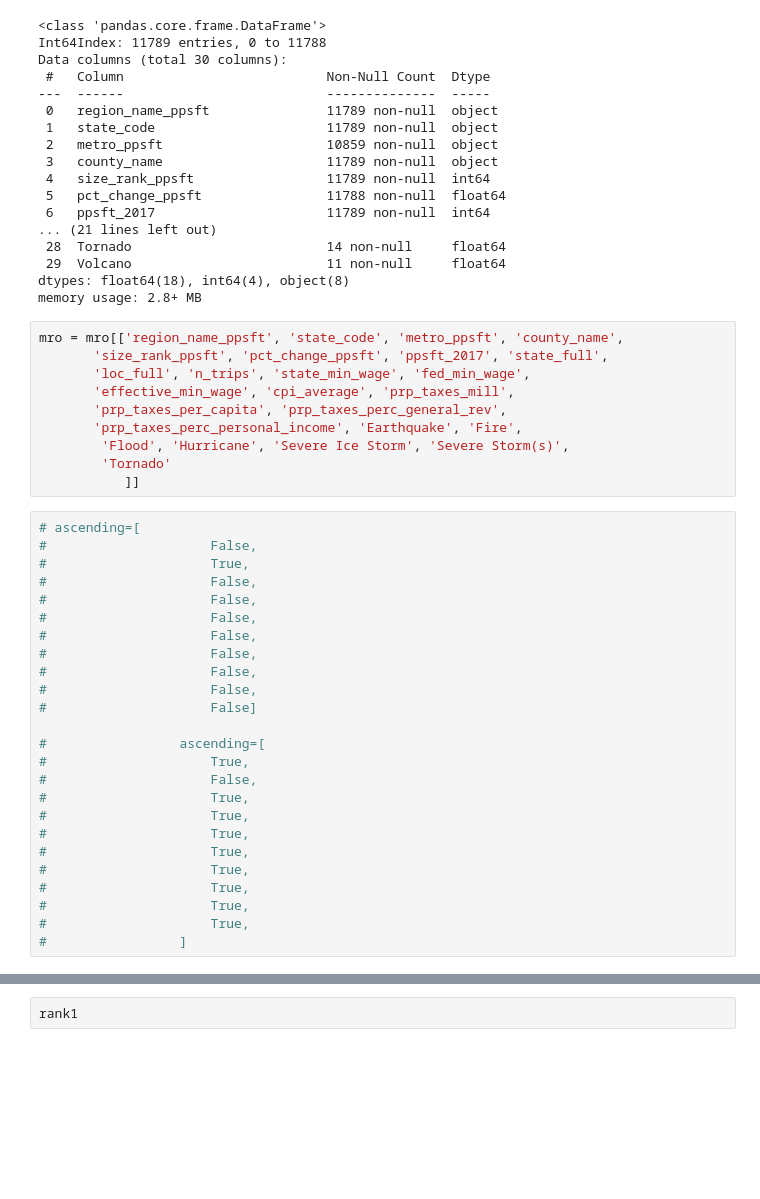
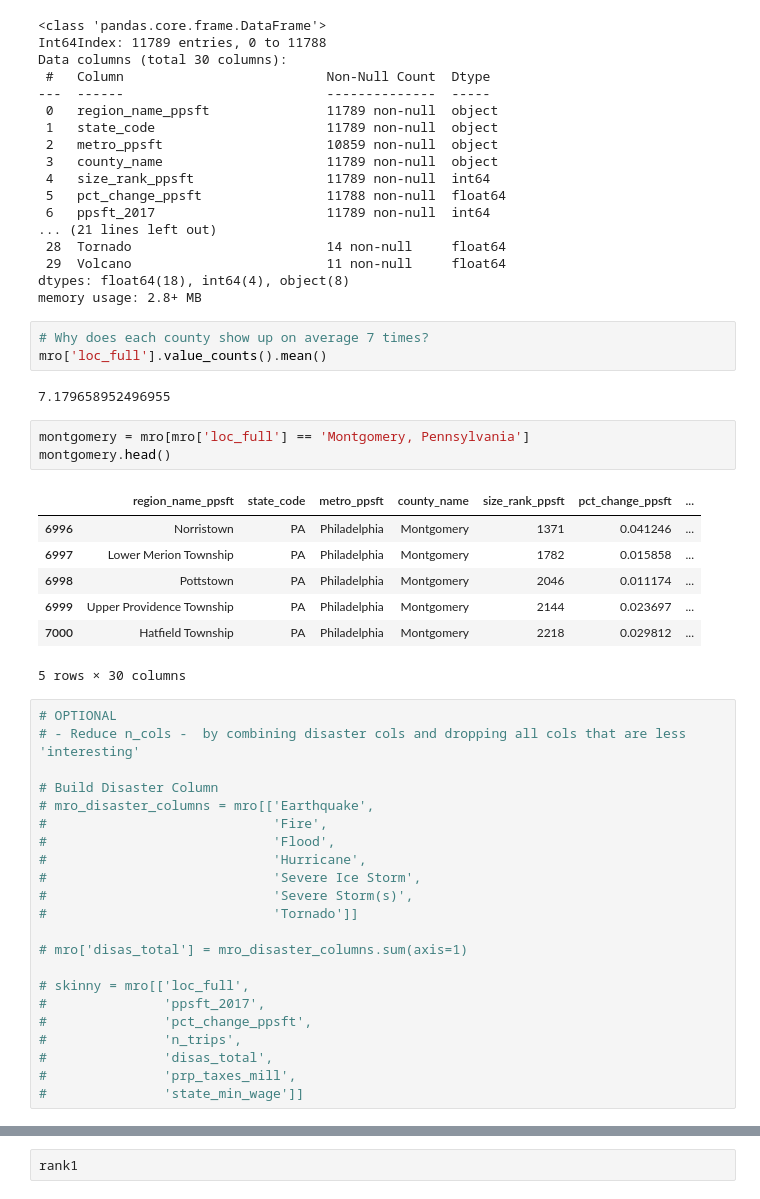
Before and after one commit to taylor-curran/vrb-know, a Jupyter notebook: data/initial_mr_ranking.ipynb, the cells around one changed output, grey strips where cells are left out. Saved outputs shown, nothing was run; the diff lists cells and outputs as text; blank space fills up the shorter version.

Commit message:
I realize I need to reconsile the uneven granularty of the tables before merging them

```diff
--- a/data/cleaning_mr.ipynb
+++ b/data/initial_mr_ranking.ipynb
@@ -35,39 +43,42 @@ Data columns (total 30 columns):
  29  Volcano                         11 non-null     float64
 dtypes: float64(18), int64(4), object(8)
 memory usage: 2.8+ MB
-# %%
-mro = mro[['region_name_ppsft', 'state_code', 'metro_ppsft', 'county_name',
-       'size_rank_ppsft', 'pct_change_ppsft', 'ppsft_2017', 'state_full',
-       'loc_full', 'n_trips', 'state_min_wage', 'fed_min_wage',
-       'effective_min_wage', 'cpi_average', 'prp_taxes_mill',
-       'prp_taxes_per_capita', 'prp_taxes_perc_general_rev',
-       'prp_taxes_perc_personal_income', 'Earthquake', 'Fire',
-        'Flood', 'Hurricane', 'Severe Ice Storm', 'Severe Storm(s)',
-        'Tornado'
-           ]]
-# %%
-# ascending=[
-#                     False,
-#                     True,
-#                     False,
-#                     False,
-#                     False,
-#                     False,
-#                     False,
-#                     False,
-#                     False,
-#                     False]
-
-#                 ascending=[
-#                     True,
-#                     False,
-#                     True,
-#                     True,
-#                     True,
-#                     True,
-#                     True,
-#                     True,
-#                     True,
-#                     True,
-#                 ]
+# %%
+# Why does each county show up on average 7 times?
+mro['loc_full'].value_counts().mean()
+# %% [output]
+7.179658952496955
+# %%
+montgomery = mro[mro['loc_full'] == 'Montgomery, Pennsylvania']
+montgomery.head()
+# %% [output]
+|  | region_name_ppsft | state_code | metro_ppsft | county_name | size_rank_ppsft | pct_change_ppsft | ... |
+| 6996 | Norristown | PA | Philadelphia | Montgomery | 1371 | 0.041246 | ... |
+| 6997 | Lower Merion Township | PA | Philadelphia | Montgomery | 1782 | 0.015858 | ... |
+| 6998 | Pottstown | PA | Philadelphia | Montgomery | 2046 | 0.011174 | ... |
+| 6999 | Upper Providence Township | PA | Philadelphia | Montgomery | 2144 | 0.023697 | ... |
+| 7000 | Hatfield Township | PA | Philadelphia | Montgomery | 2218 | 0.029812 | ... |
+5 rows × 30 columns
+# %%
+# OPTIONAL
+# - Reduce n_cols -  by combining disaster cols and dropping all cols that are less 'interesting'
+
+# Build Disaster Column
+# mro_disaster_columns = mro[['Earthquake',
+#                             'Fire',
+#                             'Flood',
+#                             'Hurricane',
+#                             'Severe Ice Storm',
+#                             'Severe Storm(s)',
+#                             'Tornado']]
+
+# mro['disas_total'] = mro_disaster_columns.sum(axis=1)
+
+# skinny = mro[['loc_full',
+#               'ppsft_2017',
+#               'pct_change_ppsft',
+#               'n_trips',
+#               'disas_total',
+#               'prp_taxes_mill',
+#               'state_min_wage']]
 # %%
```
Also changed, not shown: parts of 15 cells of this notebook, 1 other file.
